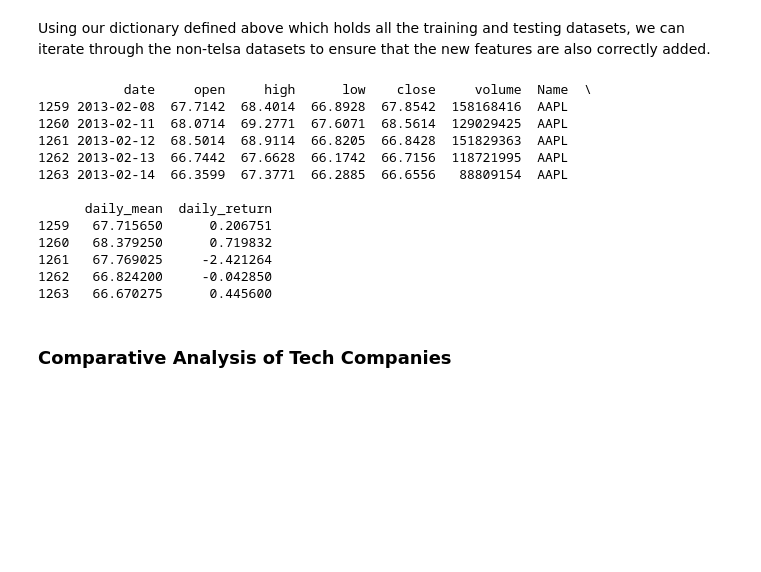
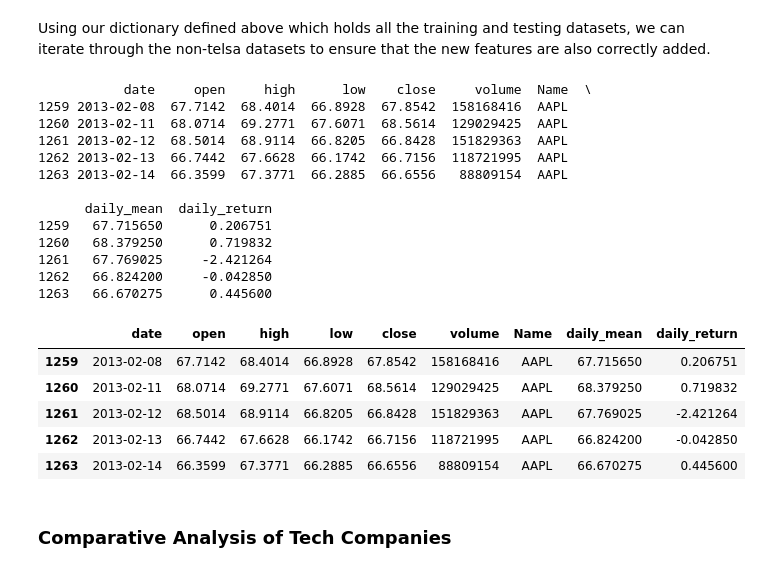
Before and after one commit to Vondent/stock-price-analysis, a Jupyter notebook: stock-price-analysis.ipynb, the cells around one changed output. Cells and saved outputs as stored; diff of their text form; code cells hidden in the pictures; blank space fills up the shorter version.

```diff
--- a/stock-price-analysis.ipynb
+++ b/stock-price-analysis.ipynb
@@ -751,34 +751,41 @@ Using our dictionary defined above which holds all the training and testing data
 # %%
 # Iterate through the dictionary to add daily_mean and daily_return for non-Tesla datasets
 for name, df in datasets.items():
     if "Tesla" not in name:  # Exclude Tesla datasets
+
         # Ensure the DataFrame is not empty
         if not df.empty:
-            # Make a copy of the DataFrame to avoid SettingWithCopyWarning
-            df = df.copy()
-            # Create the new features
-            df['daily_mean'] = (df.loc[:, 'open'] + df.loc[:, 'close'] + df.loc[:, 'high'] + df.loc[:, 'low']) / 4
-            df['daily_return'] = ((df.loc[:, 'close'] - df.loc[:, 'open']) / df.loc[:, 'open']) * 100
 
-            # Update the dictionary with the modified DataFrame
+            # Create the new features safely and update the dictionary
+            df = df.copy()  # Work with a copy to avoid view-related issues
+            df['daily_mean'] = (df['open'] + df['close'] + df['high'] + df['low']) / 4
+            df['daily_return'] = ((df['close'] - df['open']) / df['open']) * 100
+            #Reassign
             datasets[name] = df
 
-# Verification
 print(datasets['Apple Train'].head())
+#Check if DataFrame is updated
+apple_train.head()
 # %% [output]
            date     open     high      low    close     volume  Name  \
 1259 2013-02-08  67.7142  68.4014  66.8928  67.8542  158168416  AAPL
 1260 2013-02-11  68.0714  69.2771  67.6071  68.5614  129029425  AAPL
 1261 2013-02-12  68.5014  68.9114  66.8205  66.8428  151829363  AAPL
 1262 2013-02-13  66.7442  67.6628  66.1742  66.7156  118721995  AAPL
 1263 2013-02-14  66.3599  67.3771  66.2885  66.6556   88809154  AAPL
 
       daily_mean  daily_return
 1259   67.715650      0.206751
 1260   68.379250      0.719832
 1261   67.769025     -2.421264
 1262   66.824200     -0.042850
 1263   66.670275      0.445600
+|  | date | open | high | low | close | volume | Name | daily_mean | daily_return |
+| 1259 | 2013-02-08 | 67.7142 | 68.4014 | 66.8928 | 67.8542 | 158168416 | AAPL | 67.715650 | 0.206751 |
+| 1260 | 2013-02-11 | 68.0714 | 69.2771 | 67.6071 | 68.5614 | 129029425 | AAPL | 68.379250 | 0.719832 |
+| 1261 | 2013-02-12 | 68.5014 | 68.9114 | 66.8205 | 66.8428 | 151829363 | AAPL | 67.769025 | -2.421264 |
+| 1262 | 2013-02-13 | 66.7442 | 67.6628 | 66.1742 | 66.7156 | 118721995 | AAPL | 66.824200 | -0.042850 |
+| 1263 | 2013-02-14 | 66.3599 | 67.3771 | 66.2885 | 66.6556 | 88809154 | AAPL | 66.670275 | 0.445600 |
 # %% [markdown]
 ### Comparative Analysis of Tech Companies
 # %% [markdown]
```
Also changed, not shown: parts of 8 cells of this notebook.
